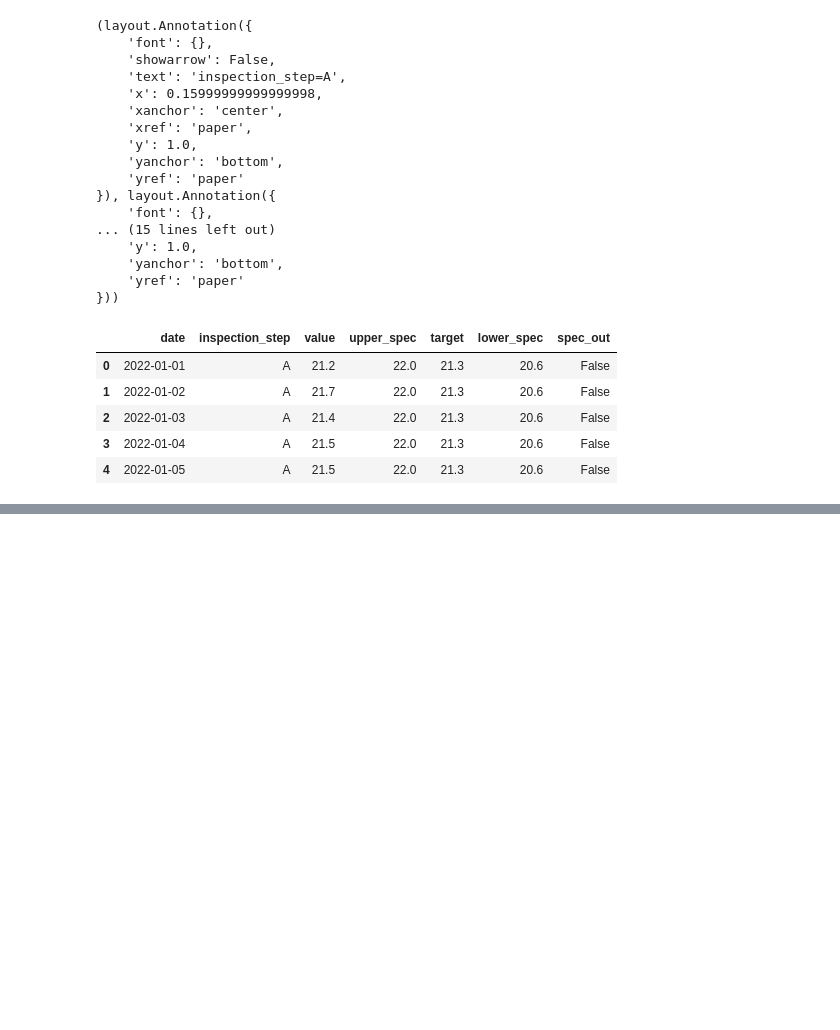
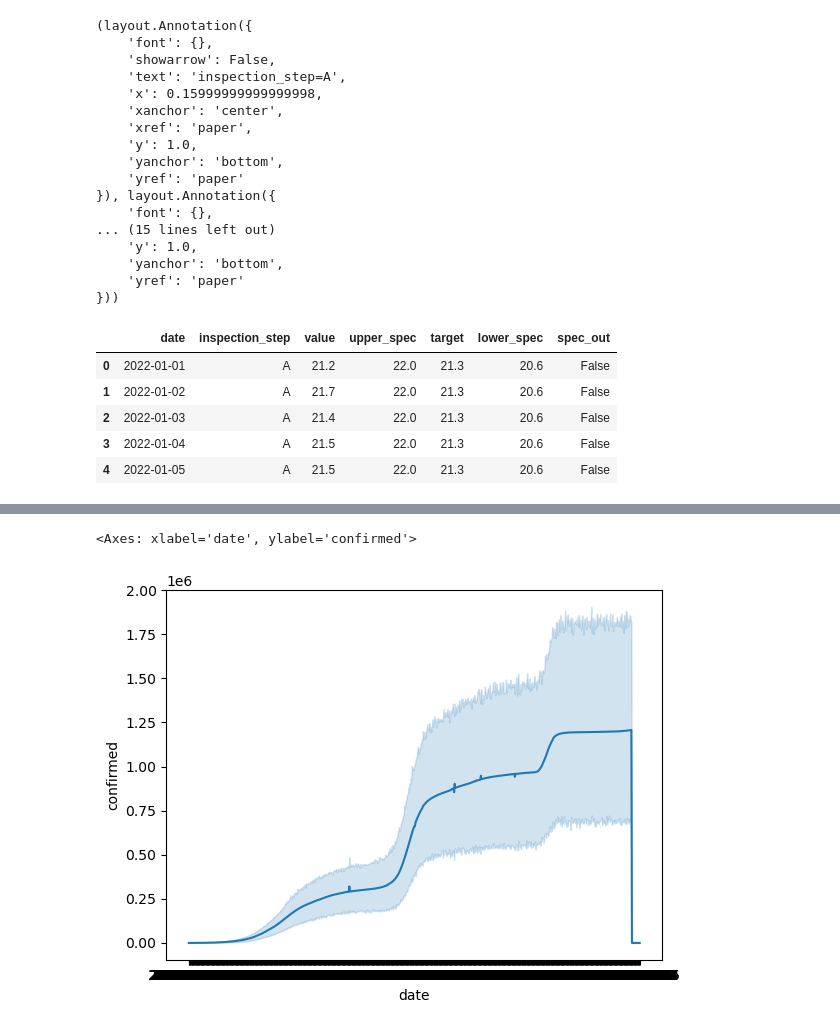
Before and after one commit to 2rlo0/hipython_rep, a Jupyter notebook: 74_visualization_tips.ipynb, the cells around one changed output, grey strips where cells are left out. Saved outputs shown, nothing was run; the diff lists cells and outputs as text; code cells hidden in the pictures; blank space fills up the shorter version.

```diff
--- a/74_visualization_tips.ipynb
+++ b/74_visualization_tips.ipynb
@@ -572,0 +578,5 @@ g.map(if_spec_out, 'spec_out')
+# %%
+df_covid = pd.read_csv(
+    './data/Covid19-India.csv'
+)
+df_covid.info()
@@ -572,0 +597,6 @@ g.map(if_spec_out, 'spec_out')
+# %%
+fig, ax = plt.subplots()
+sns.lineplot(x='date', y='confirmed', data=df_covid, ax = ax)
+# %% [output]
+<Axes: xlabel='date', ylabel='confirmed'>
+[figure, added]
```
Also changed, not shown: parts of 22 cells of this notebook, 2 other files.
